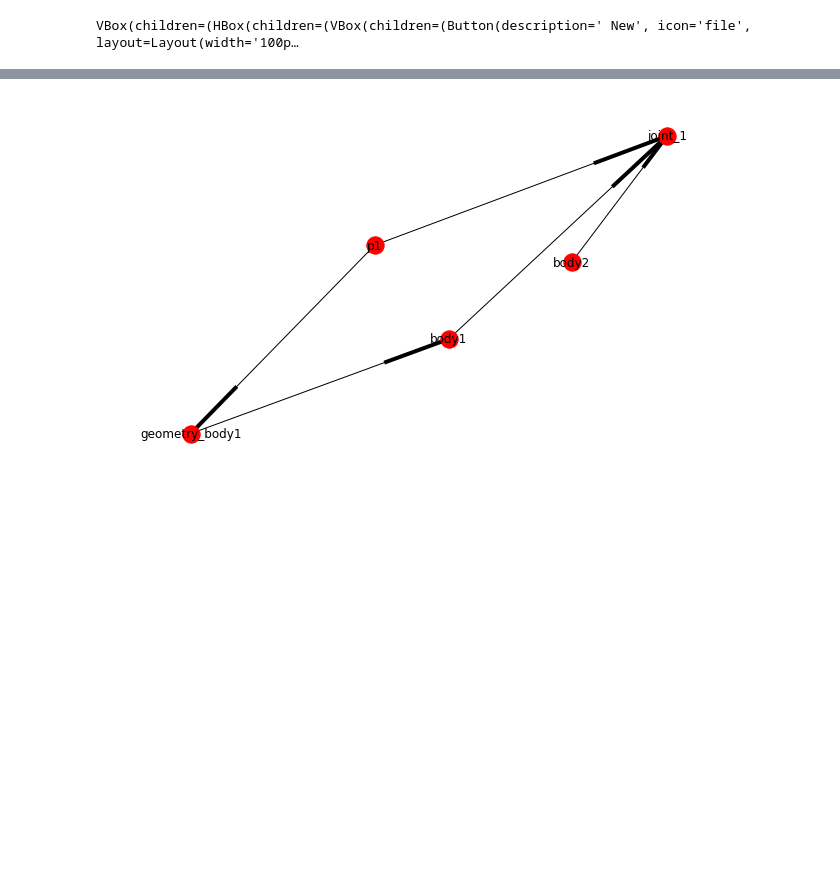
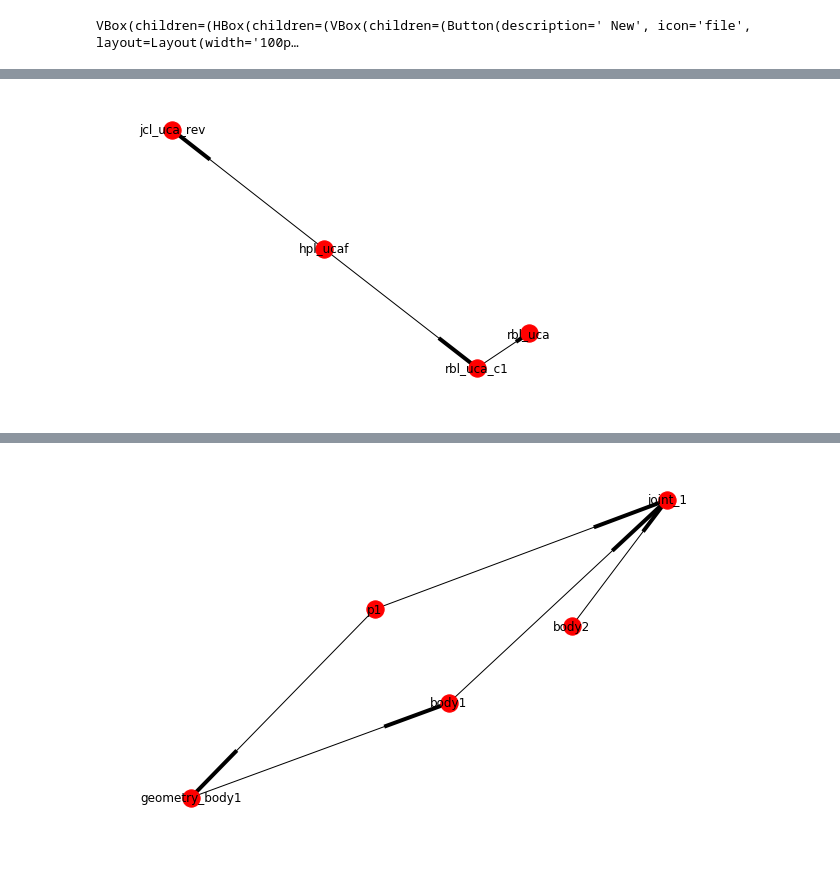
Before and after one commit to khaledghobashy/asurt_cdt, a Jupyter notebook: model_builder.ipynb, the cells around one changed output, grey strips where cells are left out. Cells and saved outputs as stored; diff of their text form; code cells hidden in the pictures; blank space fills up the shorter version.

```diff
--- a/model_builder.ipynb
+++ b/model_builder.ipynb
@@ -53,0 +55,6 @@ plt.show()
+# %%
+ucaf_tree = nx.bfs_tree(m.data_flow,'hpl_ucaf')
+nx.draw(ucaf_tree,with_labels=True)
+plt.show()
+# %% [output]
+[figure, added]
```
Also changed, not shown: parts of 9 cells of this notebook, 3 other files.
